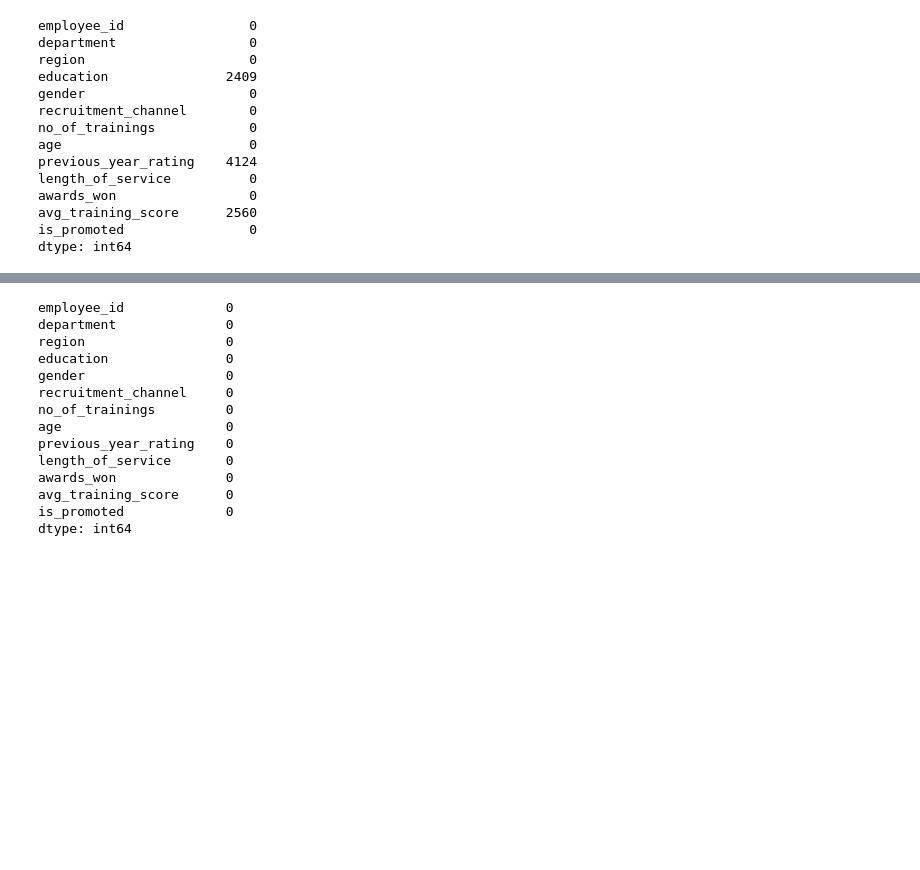
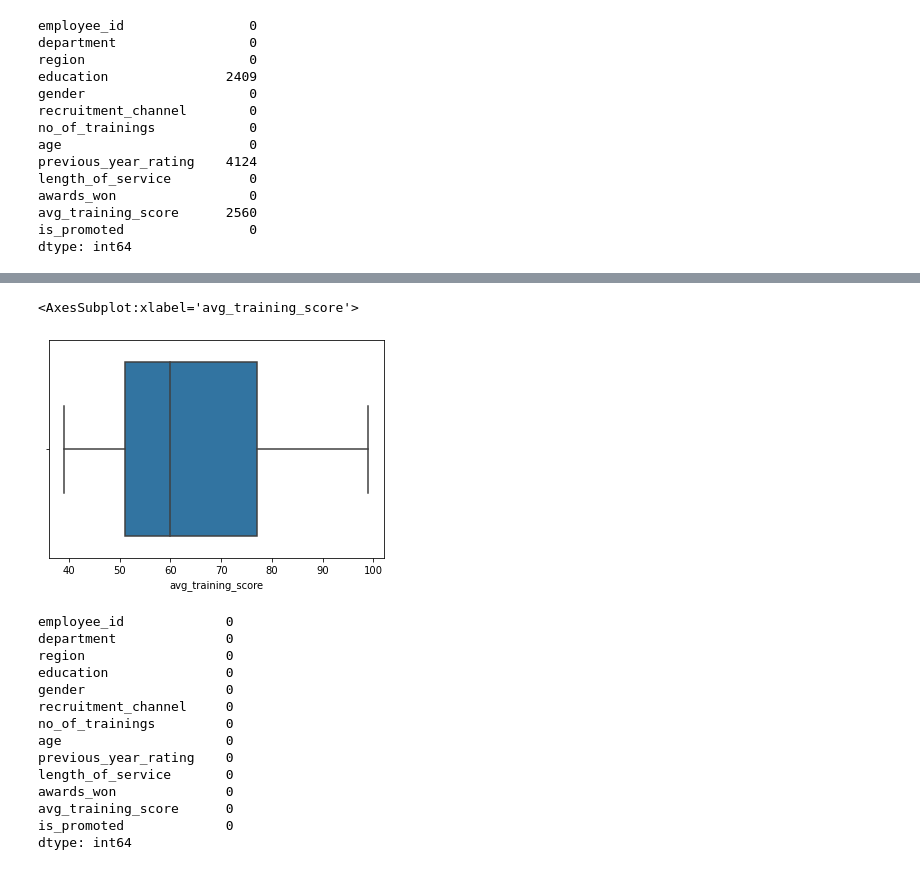
Before and after one commit to narmadadevi16/Employee_promotion, a Jupyter notebook: model.ipynb, the cells around one changed output, grey strips where cells are left out. Cells and saved outputs as stored; diff of their text form; code cells hidden in the pictures; blank space fills up the shorter version.

```diff
--- a/model.ipynb
+++ b/model.ipynb
@@ -84 +83,6 @@ dtype: int64
+# %%
+sns.boxplot('avg_training_score',data=data)
+# %% [output]
+<AxesSubplot:xlabel='avg_training_score'>
+[figure, added]
 # %%
```
Also changed, not shown: parts of 22 cells of this notebook.
